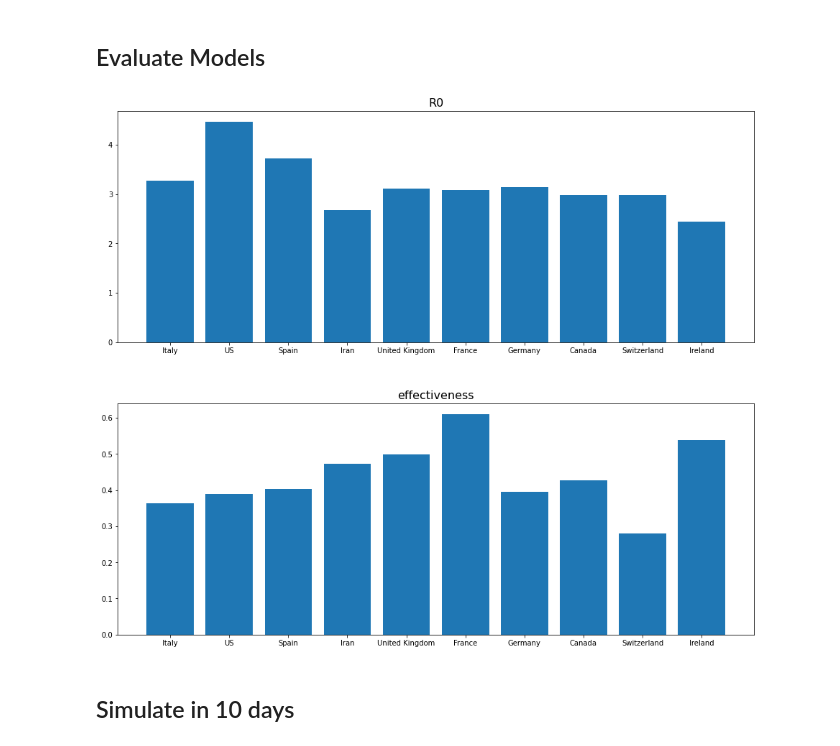
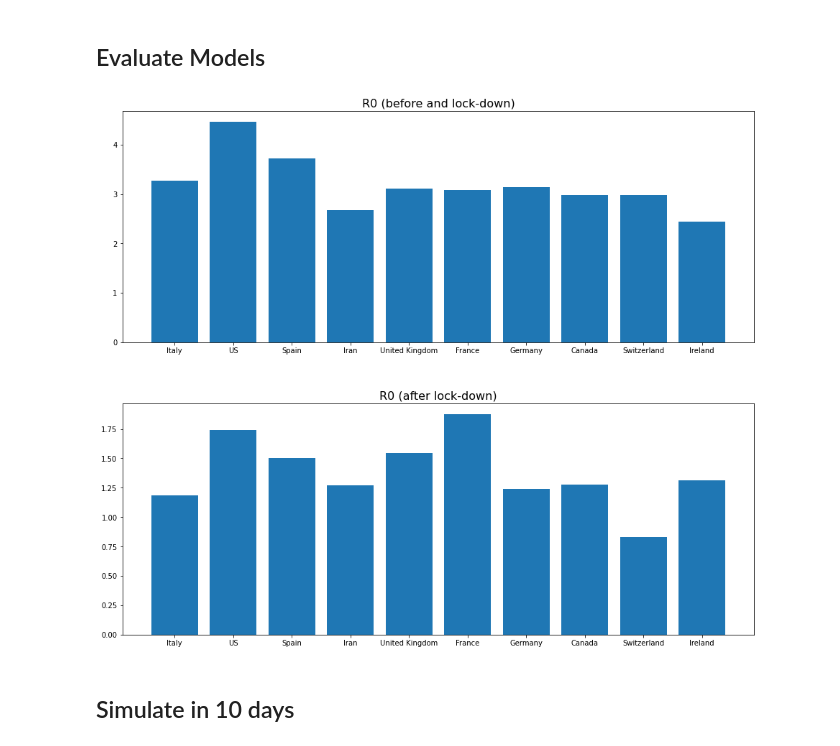
Before and after one commit to alessandropalla/CoViD-19-risk-analysis, a Jupyter notebook: Training.ipynb, the cells around one changed output. Cells and saved outputs as stored; diff of their text form; code cells hidden in the pictures.

Commit message:
New graph

```diff
--- a/Training.ipynb
+++ b/Training.ipynb
@@ -98,22 +98,25 @@ Train model for Ireland
 # %%
 
 def get_parameter(label):
     return [[gene.value for gene in model.genes if gene.name == label][0]
             for model in models.values()]
 
-parameters = ["R0", "effectiveness"]
+fig, axs = plt.subplots(2, 1, figsize=(14,12))
 
-fig, axs = plt.subplots(2, 1, figsize=(14,len(parameters)*6))
-
-axs[0].set_title("R0 (before lock)", fontsize=16)
-axs[0].bar(range(len(countries)), get_parameter(label), label=label)
+axs[0].set_title("R0 (before and lock-down)", fontsize=16)
+axs[0].bar(range(len(countries)), get_parameter("R0"), label=label)
 axs[0].set_xticks(range(len(countries)))
 axs[0].set_xticklabels(countries)
 
+axs[1].set_title("R0 (after lock-down)", fontsize=16)
+axs[1].bar(range(len(countries)), [eff*R0 for eff, R0 in zip(get_parameter("effectiveness"), get_parameter("R0"))], label=label)
+axs[1].set_xticks(range(len(countries)))
+axs[1].set_xticklabels(countries)
+
 fig.tight_layout(pad=5)
 fig.show()
 # %% [output]
-[figure, old version]
+[figure, new version]
 # %% [markdown]
 ## Simulate in 10 days
 # %%
```
